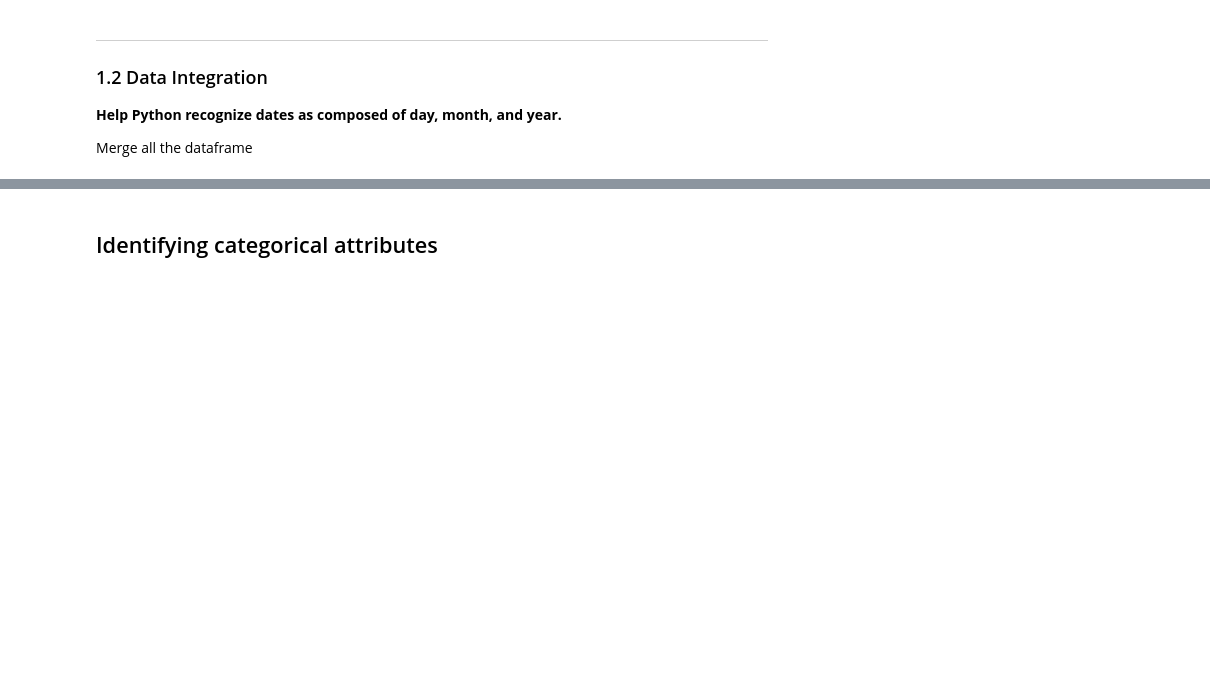
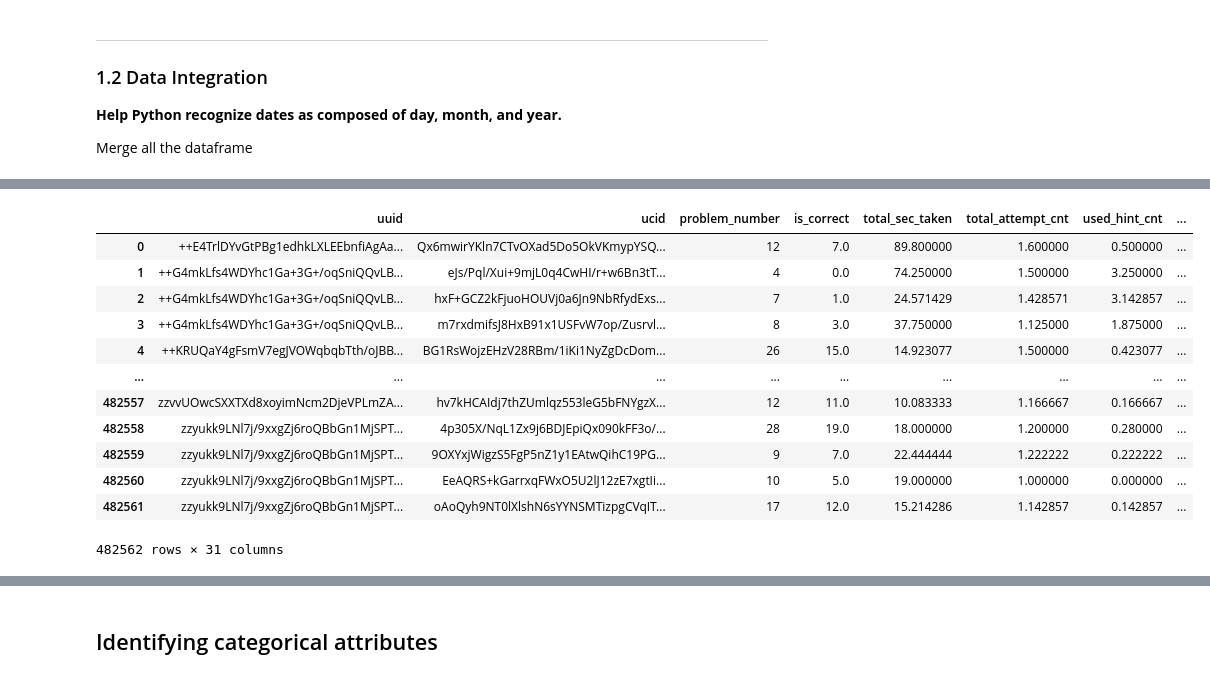
Before and after one commit to likweitan/Assessing-the-Readiness-of-HEI-in-Malaysia-to-Accept-Generation-Alpha, a Jupyter notebook: notebooks/02-data-preprocessing.ipynb, the cells around one changed output, grey strips where cells are left out. Cells and saved outputs as stored; diff of their text form; code cells hidden in the pictures; blank space fills up the shorter version.

```diff
--- a/notebooks/02-data-preprocessing.ipynb
+++ b/notebooks/02-data-preprocessing.ipynb
@@ -503,0 +620,18 @@ info_userdata_and_info_content_df = log_problem_info_userdata_info_content_df.gr
+# %%
+info_userdata_and_info_content_df = info_userdata_and_info_content_df.merge(log_problem_info_userdata_info_content_df[categorical_columns].drop_duplicates(),how='inner',on=['uuid','ucid'])
+# %%
+info_userdata_and_info_content_df
+# %% [output]
+|  | uuid | ucid | problem_number | is_correct | total_sec_taken | total_attempt_cnt | used_hint_cnt | ... |
+| 0 | ++E4TrlDYvGtPBg1edhkLXLEEbnfiAgAa... | Qx6mwirYKln7CTvOXad5Do5OkVKmypYSQ... | 12 | 7.0 | 89.800000 | 1.600000 | 0.500000 | ... |
+| 1 | ++G4mkLfs4WDYhc1Ga+3G+/oqSniQQvLB... | eJs/Pql/Xui+9mjL0q4CwHI/r+w6Bn3tT... | 4 | 0.0 | 74.250000 | 1.500000 | 3.250000 | ... |
+| 2 | ++G4mkLfs4WDYhc1Ga+3G+/oqSniQQvLB... | hxF+GCZ2kFjuoHOUVj0a6Jn9NbRfydExs... | 7 | 1.0 | 24.571429 | 1.428571 | 3.142857 | ... |
+| 3 | ++G4mkLfs4WDYhc1Ga+3G+/oqSniQQvLB... | m7rxdmifsJ8HxB91x1USFvW7op/Zusrvl... | 8 | 3.0 | 37.750000 | 1.125000 | 1.875000 | ... |
+| 4 | ++KRUQaY4gFsmV7egJVOWqbqbTth/oJBB... | BG1RsWojzEHzV28RBm/1iKi1NyZgDcDom... | 26 | 15.0 | 14.923077 | 1.500000 | 0.423077 | ... |
+| ... | ... | ... | ... | ... | ... | ... | ... | ... |
+| 482557 | zzvvUOwcSXXTXd8xoyimNcm2DjeVPLmZA... | hv7kHCAIdj7thZUmlqz553leG5bFNYgzX... | 12 | 11.0 | 10.083333 | 1.166667 | 0.166667 | ... |
+| 482558 | zzyukk9LNl7j/9xxgZj6roQBbGn1MjSPT... | 4p305X/NqL1Zx9j6BDJEpiQx090kFF3o/... | 28 | 19.0 | 18.000000 | 1.200000 | 0.280000 | ... |
+| 482559 | zzyukk9LNl7j/9xxgZj6roQBbGn1MjSPT... | 9OXYxjWigzS5FgP5nZ1y1EAtwQihC19PG... | 9 | 7.0 | 22.444444 | 1.222222 | 0.222222 | ... |
+| 482560 | zzyukk9LNl7j/9xxgZj6roQBbGn1MjSPT... | EeAQRS+kGarrxqFWxO5U2lJ12zE7xgtIi... | 10 | 5.0 | 19.000000 | 1.000000 | 0.000000 | ... |
+| 482561 | zzyukk9LNl7j/9xxgZj6roQBbGn1MjSPT... | oAoQyh9NT0lXlshN6sYYNSMTizpgCVqIT... | 17 | 12.0 | 15.214286 | 1.142857 | 0.142857 | ... |
+482562 rows × 31 columns
```
Also changed, not shown: parts of 63 cells of this notebook.
